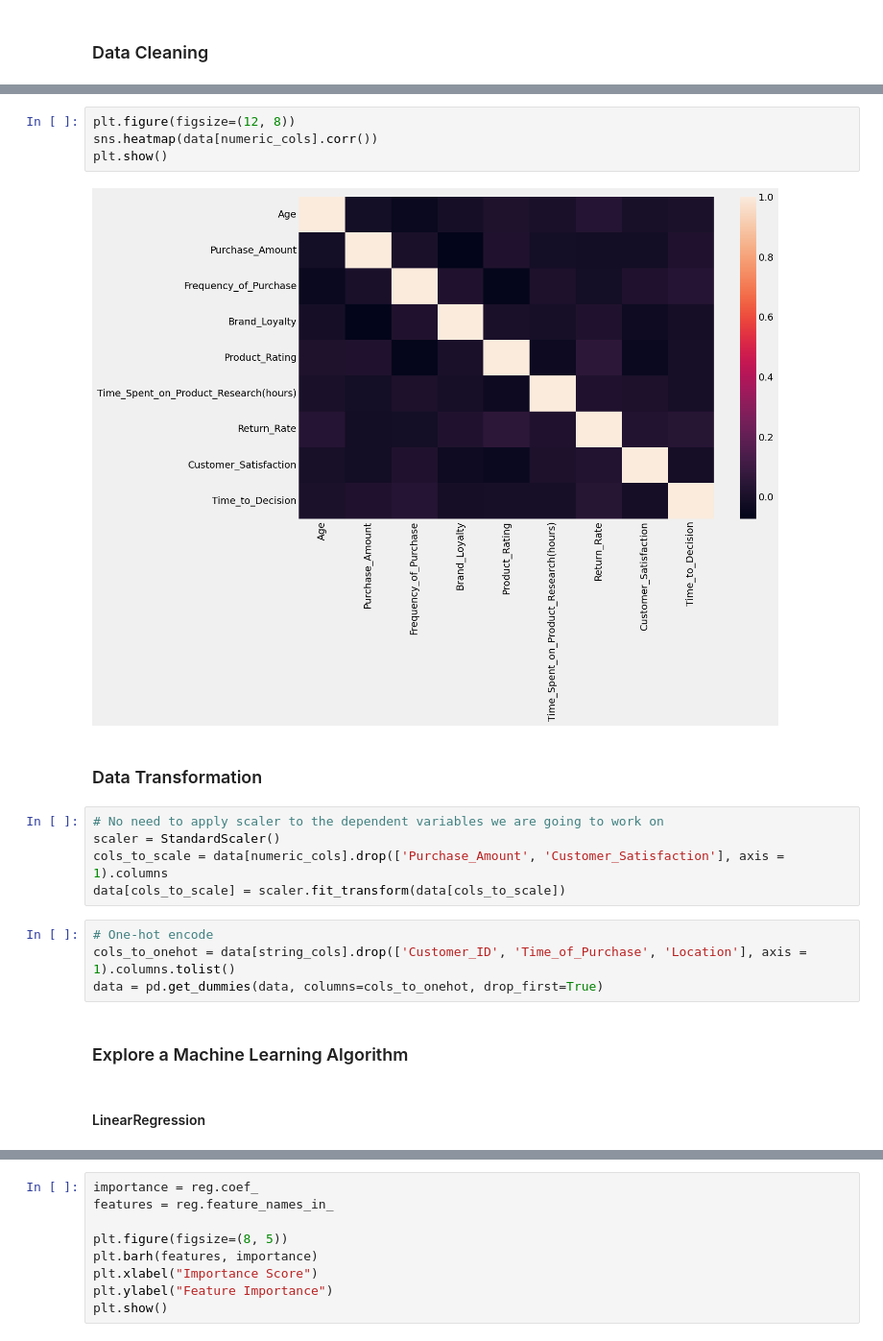
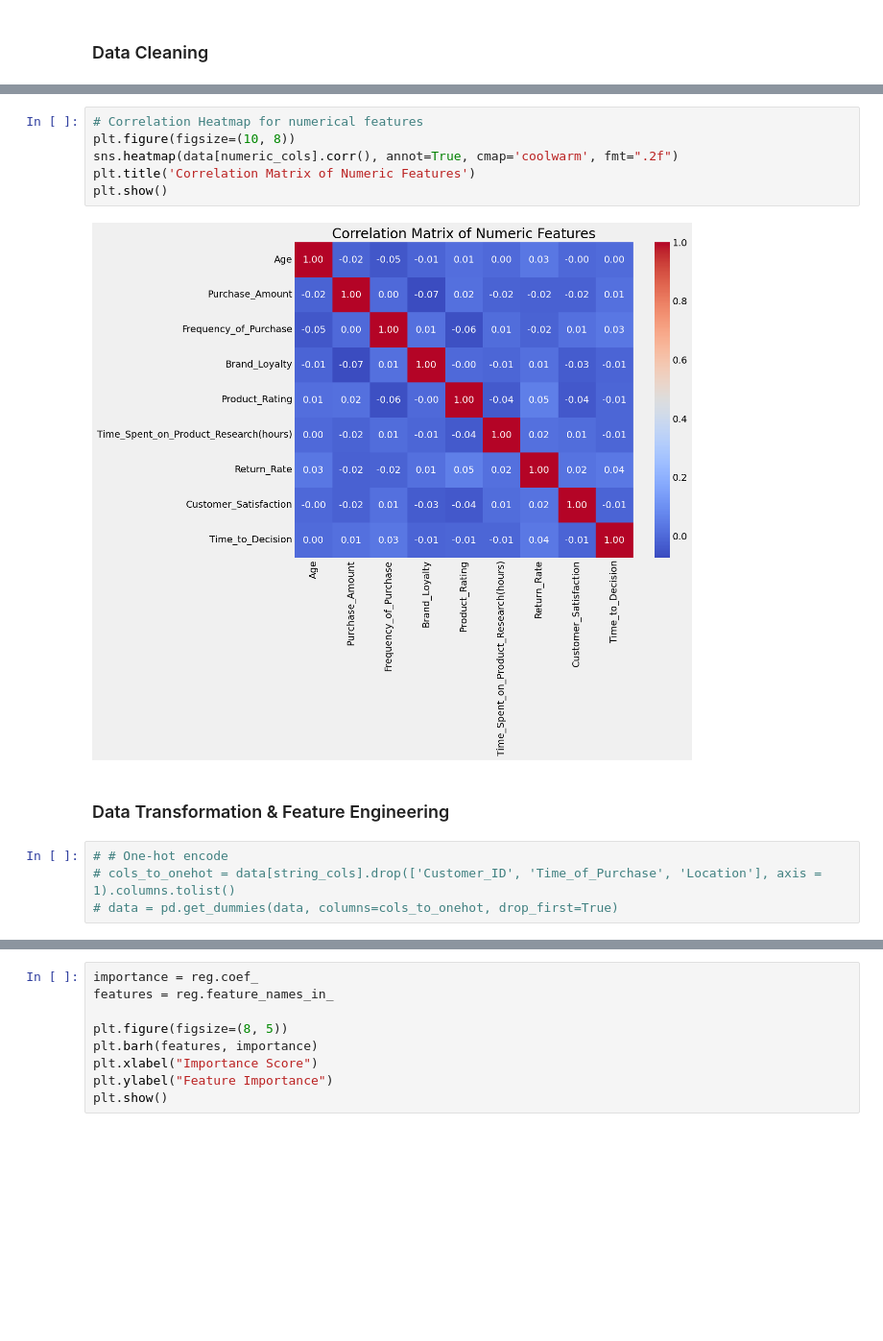
Before and after one commit to codeteme/IDS706_ConsumerBehavior_Analysis, a Jupyter notebook: src/main.ipynb, the cells around one changed output, grey strips where cells are left out. Shown at 96% size. Drawn from its saved outputs; the diff is of its cells as text; blank space fills up the shorter version.

```diff
--- a/src/main.ipynb
+++ b/src/main.ipynb
@@ -128,21 +132,14 @@ plt.show()
-# %%
-plt.figure(figsize=(12, 8))
-sns.heatmap(data[numeric_cols].corr())
-plt.show()
-# %% [output]
-[figure, removed]
+# %%
+# Correlation Heatmap for numerical features
+plt.figure(figsize=(10, 8))
+sns.heatmap(data[numeric_cols].corr(), annot=True, cmap='coolwarm', fmt=".2f")
+plt.title('Correlation Matrix of Numeric Features')
+plt.show()
+# %% [output]
+[figure, added]
 # %% [markdown]
-### Data Transformation
+### Data Transformation & Feature Engineering
-# %%
-# No need to apply scaler to the dependent variables we are going to work on
-scaler = StandardScaler()
-cols_to_scale = data[numeric_cols].drop(['Purchase_Amount', 'Customer_Satisfaction'], axis = 1).columns
-data[cols_to_scale] = scaler.fit_transform(data[cols_to_scale])
 # %%
-# One-hot encode
-cols_to_onehot = data[string_cols].drop(['Customer_ID', 'Time_of_Purchase', 'Location'], axis = 1).columns.tolist()
-data = pd.get_dummies(data, columns=cols_to_onehot, drop_first=True)
+# # One-hot encode
+# cols_to_onehot = data[string_cols].drop(['Customer_ID', 'Time_of_Purchase', 'Location'], axis = 1).columns.tolist()
+# data = pd.get_dummies(data, columns=cols_to_onehot, drop_first=True)
-# %% [markdown]
-### Explore a Machine Learning Algorithm
-# %% [markdown]
-#### LinearRegression
```
Also changed, not shown: parts of 35 cells of this notebook, 1 other file.
